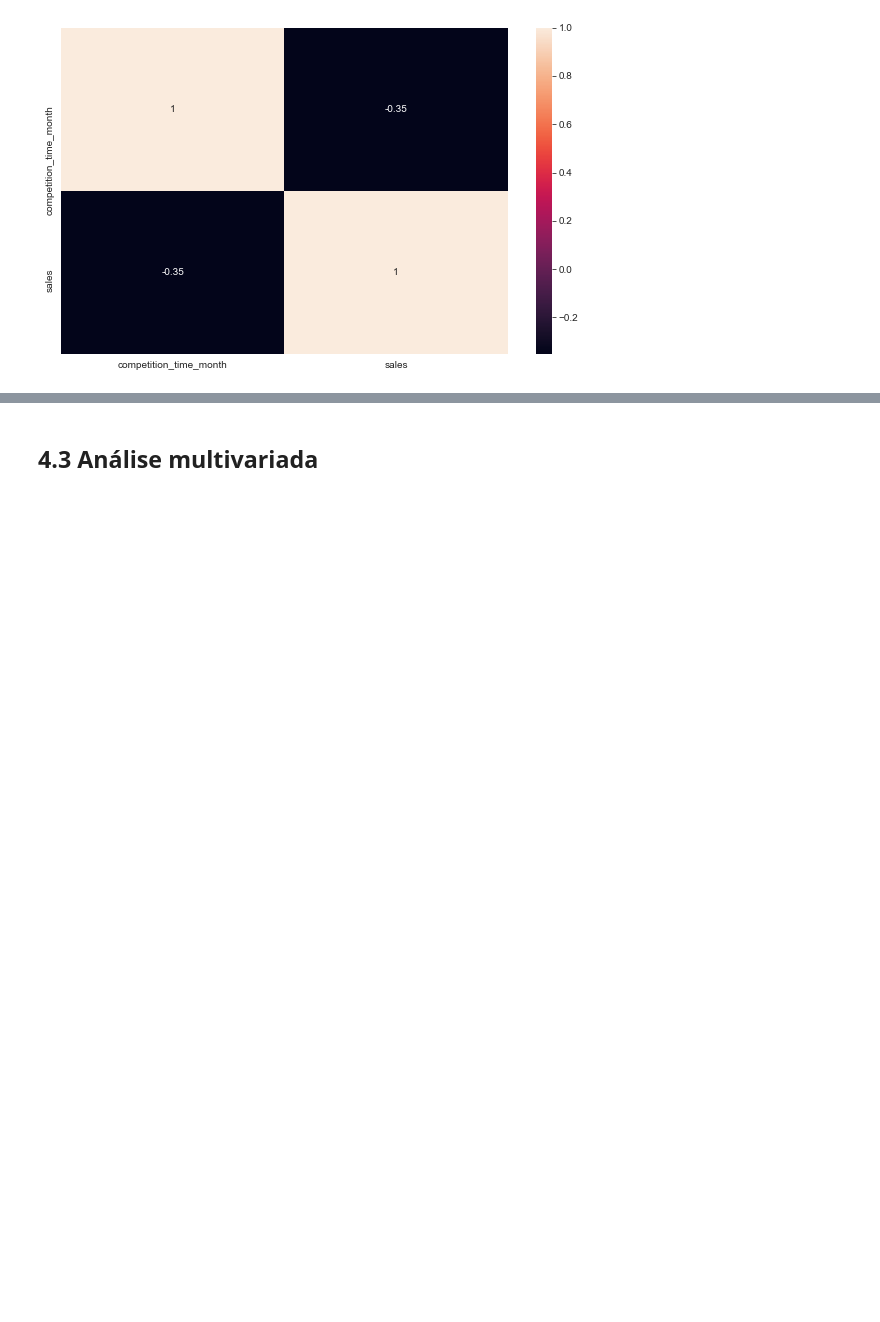
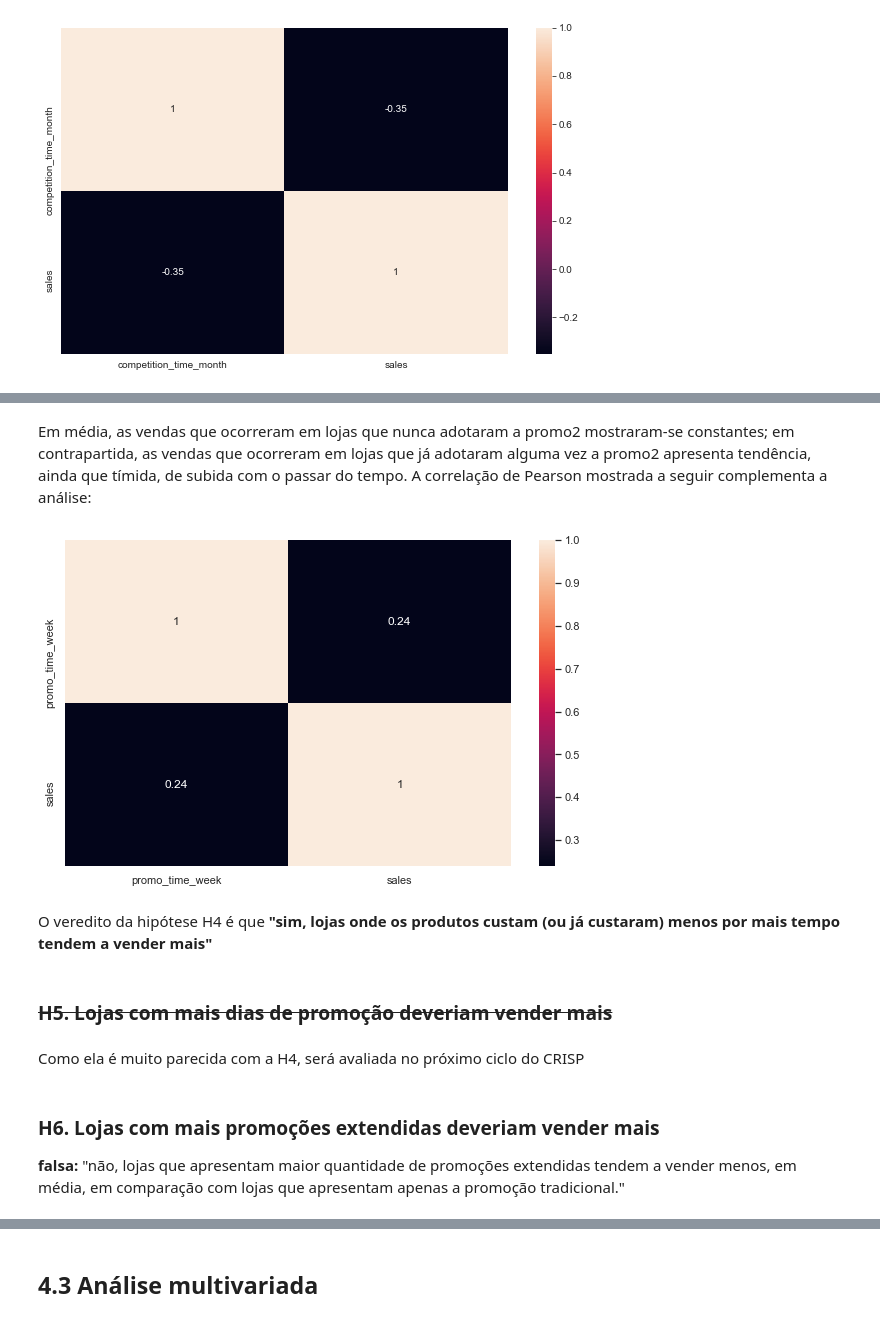
Before and after one commit to renato-favarin/ds_em_producao, a Jupyter notebook: ds_em_producao.ipynb, the cells around one changed output, grey strips where cells are left out. Drawn from its saved outputs; the diff is of its cells as text; code cells hidden in the pictures; blank space fills up the shorter version.

```diff
--- a/ds_em_producao.ipynb
+++ b/ds_em_producao.ipynb
@@ -770,0 +812,16 @@ O veredito da hipótese H2 é que **"não, lojas com competidores à mais tempo
+# %% [markdown]
+Em média, as vendas que ocorreram em lojas que nunca adotaram a promo2 mostraram-se constantes; em contrapartida, as vendas que ocorreram em lojas que já adotaram alguma vez a promo2 apresenta tendência, ainda que tímida, de subida com o passar do tempo. A correlação de Pearson mostrada a seguir complementa a análise:
+# %%
+plt.figure(figsize=(10,6))
+sns.heatmap(aux1.corr(method='pearson'), annot = True);
+# %% [output]
+[figure, added]
+# %% [markdown]
+O veredito da hipótese H4 é que **"sim, lojas onde os produtos custam (ou já custaram) menos por mais tempo tendem a vender mais"**
+# %% [markdown]
+### <s> H5. Lojas com mais dias de promoção deveriam vender mais </s>
+# %% [markdown]
+Como ela é muito parecida com a H4, será avaliada no próximo ciclo do CRISP
+# %% [markdown]
+### H6. Lojas com mais promoções extendidas deveriam vender mais
+**falsa:** "não, lojas que apresentam maior quantidade de promoções extendidas tendem a vender menos, em média, em comparação com lojas que apresentam apenas a promoção tradicional."
```
Also changed, not shown: parts of 57 cells of this notebook.
